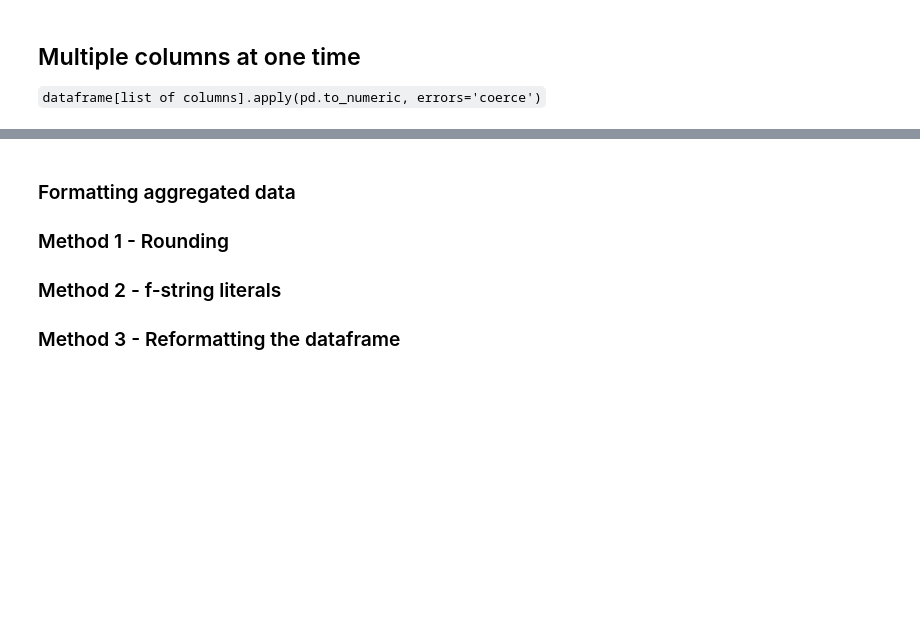
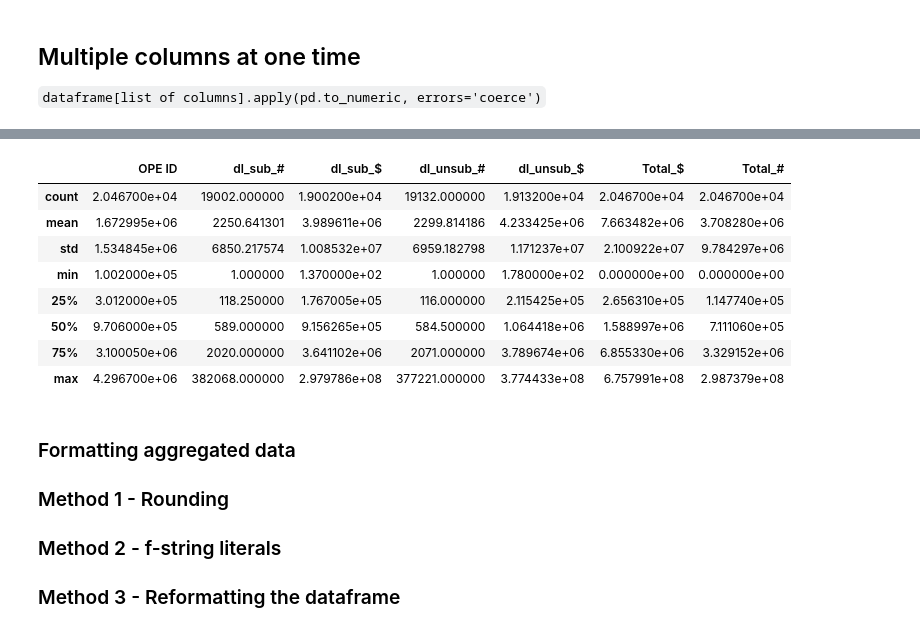
Before and after one commit to gbsmail/2023-data-spring, a Jupyter notebook: demos/wk05-foundational-analsysis-BLANK.ipynb, the cells around one changed output, grey strips where cells are left out. Drawn from its saved outputs; the diff is of its cells as text; code cells hidden in the pictures; blank space fills up the shorter version.

```diff
--- a/demos/wk05-foundational-analsysis-BLANK.ipynb
+++ b/demos/wk05-foundational-analsysis-BLANK.ipynb
@@ -53 +146,6 @@ Returns summary data for all columns with numerical values.
+# %%
+## so instead fo describe our dataframe
+## this is to change the column that is string values into actual numbers
+## the coerce is to avoid a blank box and instead makes it a Not a Number #
+df["dl_sub_#"] = pd.to_numeric(df["dl_sub_#"], errors = "coerce")
 # %%
@@ -69,5 +244,7 @@ Returns summary data for all columns with numerical values.
 # %%
 ## instead of doing individual columns one at a time, here's how we do it all at once
 ## turn objects/strings that should be numbers into floats
+## this is the apply method = allowing you to do a calculation on more than one column
+df[list(df.columns)[6:9]] = df[list(df.columns)[6:9]].apply(pd.to_numeric, errors = "coerce")
 # %%
 ## get info about data types
@@ -74,5 +272,16 @@ Returns summary data for all columns with numerical values.
 # %%
 ## describe our dataframe
+df.describe()
+# %% [output]
+|  | OPE ID | dl_sub_# | dl_sub_$ | dl_unsub_# | dl_unsub_$ | Total_$ | Total_# |
+| count | 2.046700e+04 | 19002.000000 | 1.900200e+04 | 19132.000000 | 1.913200e+04 | 2.046700e+04 | 2.046700e+04 |
+| mean | 1.672995e+06 | 2250.641301 | 3.989611e+06 | 2299.814186 | 4.233425e+06 | 7.663482e+06 | 3.708280e+06 |
+| std | 1.534845e+06 | 6850.217574 | 1.008532e+07 | 6959.182798 | 1.171237e+07 | 2.100922e+07 | 9.784297e+06 |
+| min | 1.002000e+05 | 1.000000 | 1.370000e+02 | 1.000000 | 1.780000e+02 | 0.000000e+00 | 0.000000e+00 |
+| 25% | 3.012000e+05 | 118.250000 | 1.767005e+05 | 116.000000 | 2.115425e+05 | 2.656310e+05 | 1.147740e+05 |
+| 50% | 9.706000e+05 | 589.000000 | 9.156265e+05 | 584.500000 | 1.064418e+06 | 1.588997e+06 | 7.111060e+05 |
+| 75% | 3.100050e+06 | 2020.000000 | 3.641102e+06 | 2071.000000 | 3.789674e+06 | 6.855330e+06 | 3.329152e+06 |
+| max | 4.296700e+06 | 382068.000000 | 2.979786e+08 | 377221.000000 | 3.774433e+08 | 6.757991e+08 | 2.987379e+08 |
 # %% [markdown]
 ### Formatting aggregated data
 
```
Also changed, not shown: parts of 36 cells of this notebook, 1 other file.
